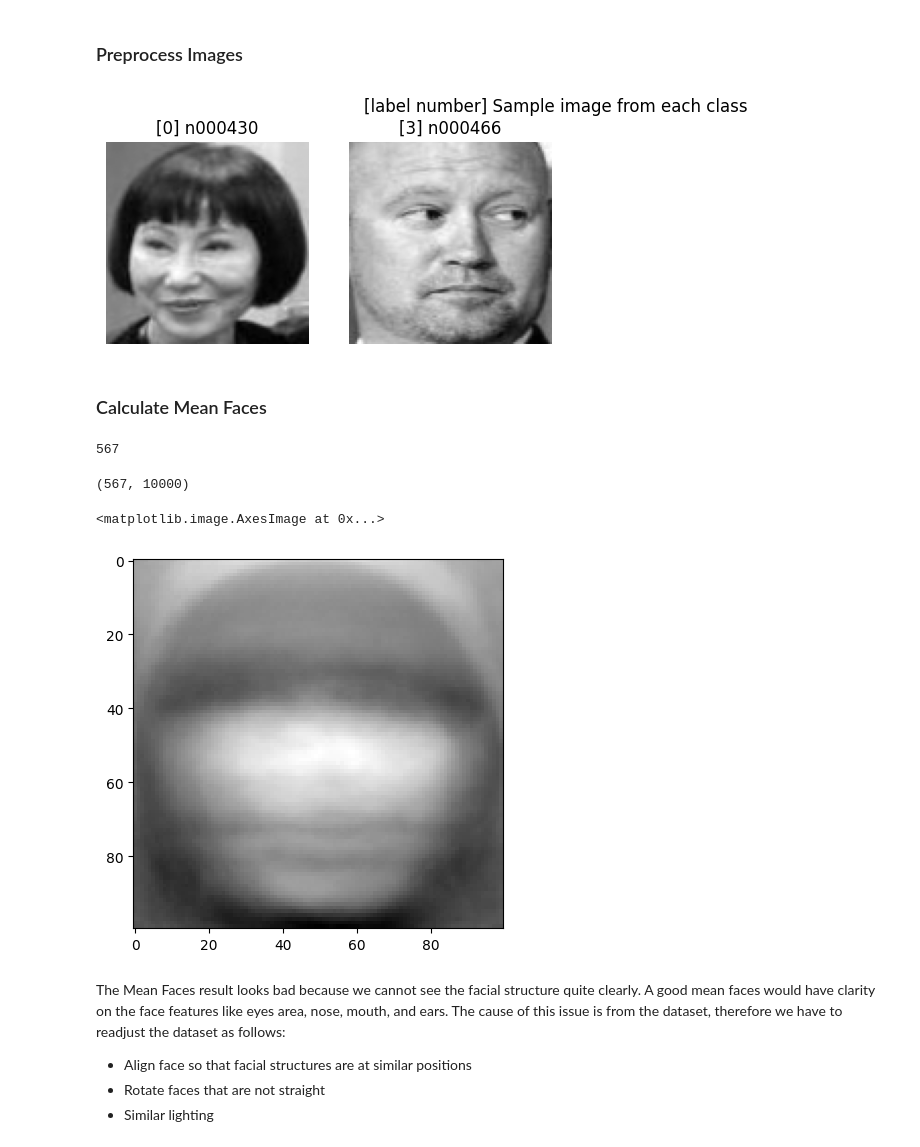
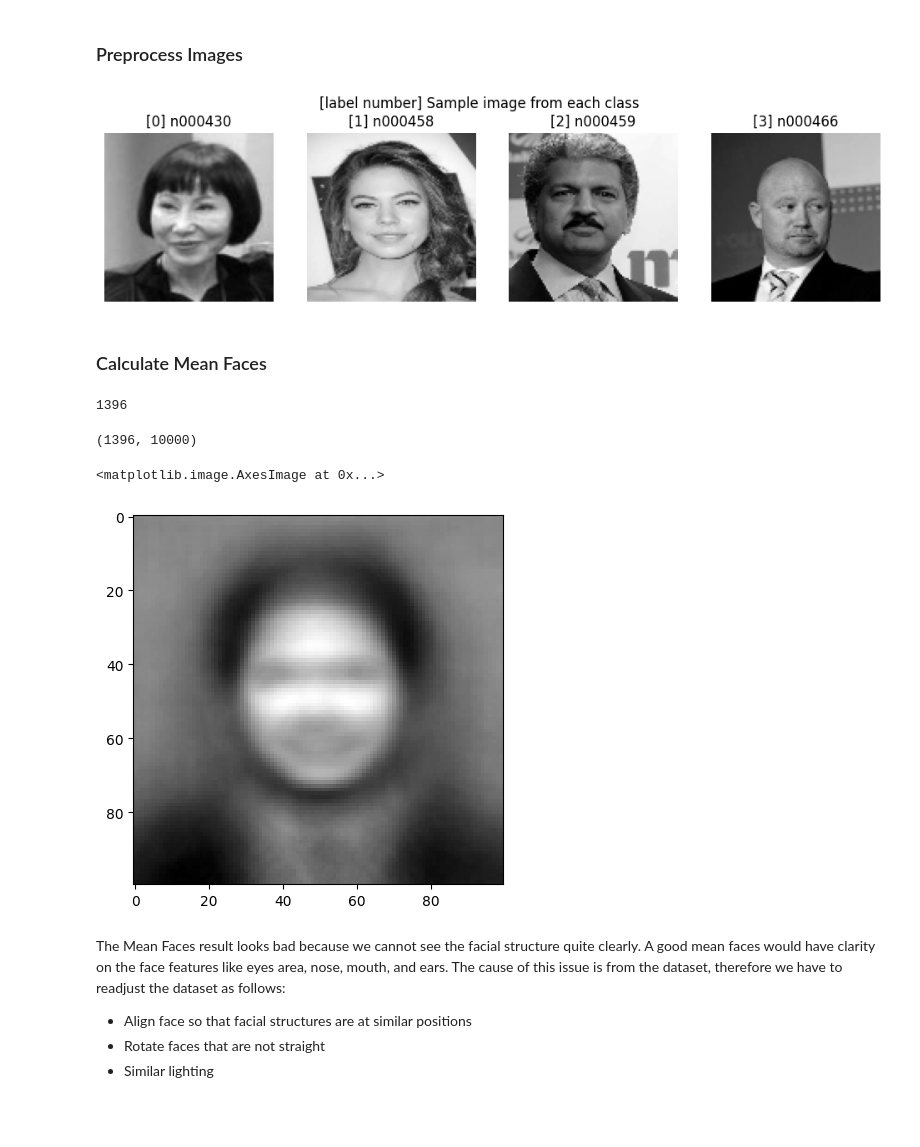
Before and after one commit to ReinerJasin/face_recognition_eigenfaces, a Jupyter notebook: project/face_recognition.ipynb, the cells around one changed output. Drawn from its saved outputs; the diff is of its cells as text; code cells hidden in the pictures; blank space fills up the shorter version.

```diff
--- a/project/face_recognition.ipynb
+++ b/project/face_recognition.ipynb
@@ -94,7 +94,7 @@ import os
 from pathlib import Path
 
 # data_dir = Path('../dataset/sample_dataset/train')
-data_dir = Path('../dataset/sample_dataset/train_cleaned')
+data_dir = Path('../dataset/sample_dataset/train')
 # data_dir = Path('../dataset/sample_dataset/train_cleaned_front')
 
 class_folder_list = []
@@ -125,10 +125,10 @@ for class_folder in sorted(os.listdir(data_dir)):
     ### Code to Skip specific class
     # if class_folder == "n000430":
     #     continue
-    if class_folder == "n000458":
-        continue
-    if class_folder == "n000459":
-        continue
+    # if class_folder == "n000458":
+    #     continue
+    # if class_folder == "n000459":
+    #     continue
     # if class_folder == "n000466":
     #     continue
 
@@ -164,44 +164,44 @@ for class_folder in sorted(os.listdir(data_dir)):
             plt.imshow(image, cmap="gray")
             plt.title(f'[{label_mapping[class_folder]}] {class_folder}')
             plt.suptitle('[label number] Sample image from each class')
             plt.axis('off')
 
             # DEBUG PRINT
             # print(image.shape)
             # print(image.flatten().shape)
             # print(image.flatten())
 
         image_list.append(image.flatten())
 
 plt.show()
 
 image_list = np.array(image_list)
 
 # DEBUG PRINT
 # print(type(image_list))
 # print(image_list.ndim)
 # print(image_list.shape)
 # print(image_list)
 # print()
 # print(image_list[:2])
 
 # print(class_folder_list)
 # print(image_path_list)
 # print(label_list)
 # print(len(image_path_list))
 # print(len(label_list))
 # %% [output]
-[figure, old version]
+[figure, new version]
 # %% [markdown]
 ### Calculate Mean Faces
 # %%
 len(image_list)
 # %% [output]
-567
+1396
 # %%
 image_list.shape
 # %% [output]
-(567, 10000)
+(1396, 10000)
 # %%
 # mean_faces = []
 
@@ -221,7 +221,7 @@ plt.imshow(mean_faces_reshaped, cmap='gray')
 # Compute the average of each pixel
 # %% [output]
 <matplotlib.image.AxesImage at 0x...>
-[figure, old version]
+[figure, new version]
 # %% [markdown]
 The Mean Faces result looks bad because we cannot see the facial structure quite clearly. A good mean faces would have clarity on the face features like eyes area, nose, mouth, and ears. The cause of this issue is from the dataset, therefore we have to readjust the dataset as follows:
 * Align face so that facial structures are at similar positions
```
Also changed, not shown: parts of 23 cells of this notebook.
